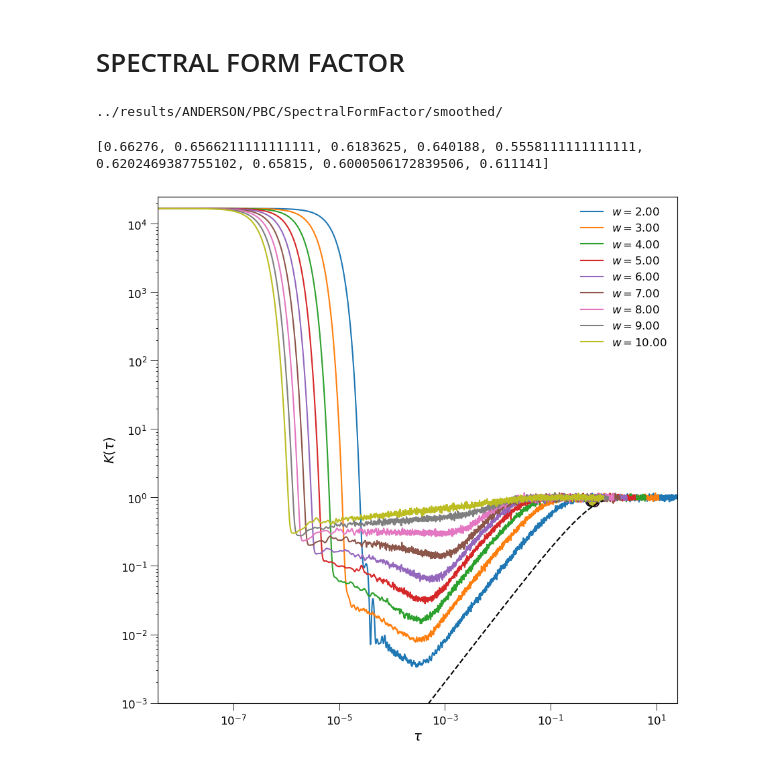
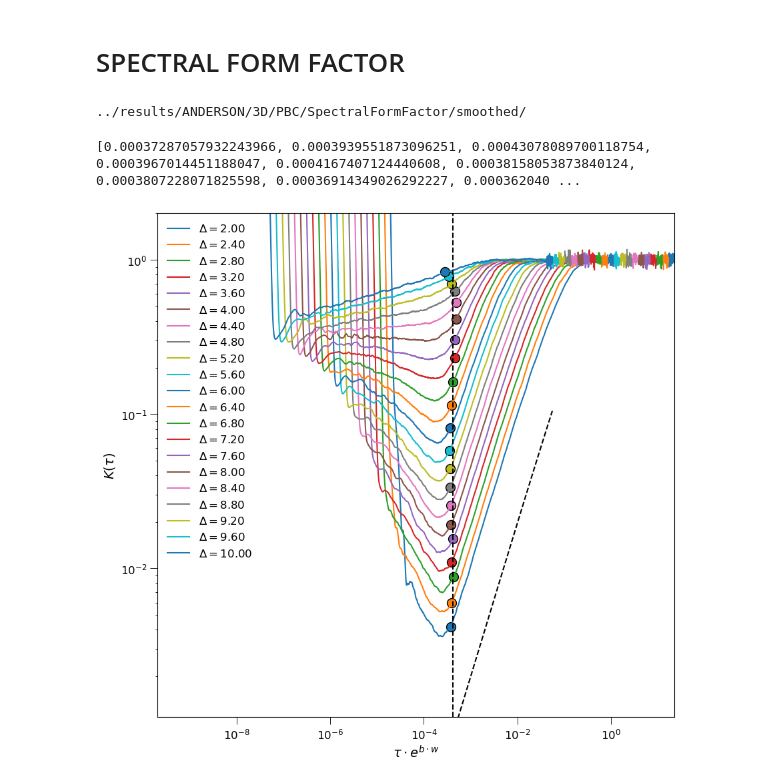
Before and after one commit to makskliczkowski/Transverse_Ising_ETH, a Jupyter notebook: IsignTransverse_ETH/Python/anderson.ipynb, the cells around one changed output. Drawn from its saved outputs; the diff is of its cells as text; code cells hidden in the pictures.

```diff
--- a/IsignTransverse_ETH/Python/anderson.ipynb
+++ b/IsignTransverse_ETH/Python/anderson.ipynb
@@ -53,18 +53,18 @@ user_settings = getattr(cf.plot_settings, 'settings')
 # %%
 
 def load_loc(w = 0.2):
-    name = "/Users/rafal.swietek/Projects/Transverse_Ising_ETH/IsignTransverse_ETH/results/HEISENBERG/disorder/PBC/LocLengthDist_L=%d_%.2f.dat"%(L,w)
+    name = "/Users/rafal.swietek/Projects/Transverse_Ising_ETH/IsignTransverse_ETH/results/ANDERSON/1D/PBC/LocalisationLength/Distribution/_L=%d,J=1.00,J0=0.00,w=%.2f.dat"%(L,w)
     loc_len = np.loadtxt(name, unpack=True)
     return np.array(loc_len)
 
 def load_orbital(w = 0.2, n = 100):
-    name = "/Users/rafal.swietek/Projects/Transverse_Ising_ETH/IsignTransverse_ETH/results/HEISENBERG/disorder/PBC/ObitalCorr_n=%d_w=%.2f.dat"%(n, w)
+    name = "/Users/rafal.swietek/Projects/Transverse_Ising_ETH/IsignTransverse_ETH/results/ANDERSON/1D/PBC/CorrelationFunction/_L=%d_n=%d_w=%.2f.dat"%(L, n, w)
     orbital = np.loadtxt(name, unpack=True)
     return np.array(orbital)
 
-L = 2000
+L = 1000
 J = 1.0
-dis = np.linspace(0.2, 0.8, 7)
+dis = np.linspace(0.4, 3.0, 14)
 
 def gaussian(x, mu, sigma, A):
     return A*np.exp(- (x-mu)**2 / (2*sigma**2))
@@ -142,19 +161,19 @@ def xover(input_array, cut):
     x = input_array > cut
     return x.argmin() if x.any() else -1
 # %% [output]
-../results/ANDERSON/PBC/SpectralFormFactor/smoothed/
+../results/ANDERSON/3D/PBC/SpectralFormFactor/smoothed/
 # %%
 from tkinter import E
 
-
+cf.set_params(_L=32)
 W0=2.0
 Wend = 10.0
-dW = 1.
+dW = 0.4
 
 L0=8
 Lend=32
 dL=8
-func_x = lambda x, a: x / a**2
+func_x = lambda x, a: x / np.exp(0.75*a)
 vals = []
 if user_settings['scaling_idx'] == 0:
     vals = range(L0, Lend, dL)
@@ -173,41 +192,44 @@ tH = []
 thouless_time = []
 gap_ratio = []
 timee = []
-dir = f"..{kPSep}results{kPSep}" + f"ANDERSON{kPSep}PBC{kPSep}SpectralFormFactor{kPSep}"
+dir = f"..{kPSep}results{kPSep}" + f"ANDERSON{kPSep}3D{kPSep}PBC{kPSep}SpectralFormFactor{kPSep}"
 if user_settings['smoothed'] == 1: dir = dir + f"smoothed{kPSep}"
 
 for x in vals:
     status, times, sff, tH_tmp, tau, r = load(dir, 32, W = x)
+    sff_dev = np.abs(np.log10(sff / GOE(times)))
     times = func_x(times, x)
-    sff_dev = np.abs(np.log10(sff / GOE(times)))
     if plot_deviation: sff = sff_dev
     p = axis.plot(times, sff, label=hfun.key_title(x, user_settings))
     tH.append(tH_tmp)
     gap_ratio.append(r)
 
     tau = times[xover(sff_dev, eps)]
     thouless_time.append(tau)
     idx = min(range(len(times)), key=lambda i: abs(times[i] - tau));
     timee = times
-    axis.scatter(tau, sff[idx], marker='o', facecolor=None, edgecolors='black', s=100)
+    axis.scatter(tau, sff[idx], marker='o', facecolors=None, edgecolors='black', s=100)
 
     #-- xy-ranges
     mini = sff.min();  maxi = sff.max();
     if mini < y_min and np.isfinite(mini): y_min = mini
     if maxi > y_max and np.isfinite(maxi): y_max = maxi
     mini = times.min();  maxi = times.max();
     if mini < x_min and np.isfinite(mini): x_min = mini
     if maxi > x_max and np.isfinite(maxi): x_max = maxi
 
 print(thouless_time)
-hfun.set_plot_elements(axis = axis, xlim = (x_min*1e4, x_max), ylim = (0.3*y_min, 1.5*y_max),
-                                    xlabel = '\\tau', ylabel = 'K(\\tau)',
+hfun.set_plot_elements(axis = axis, xlim = (x_min*1e4, x_max), ylim = (0.3*y_min, 2.0),
+                                    xlabel = '\\tau \\cdot e^{b\\cdot w}', ylabel = 'K(\\tau)',
                                     settings=user_settings, font_size=12, set_legend=True)
+
+axis.axvline(x=4.173e-4, ls='--', color='black')
+
 if plot_deviation: axis.axhline(y=eps, ls='--', color='black')
 else: axis.plot(timee, GOE(timee), label='GOE', linestyle='--', color='black')
 # %% [output]
-[0.66276, 0.6566211111111111, 0.6183625, 0.640188, 0.5558111111111111, 0.6202469387755102, 0.65815, 0.6000506172839506, 0.611141]
+[0.00037287057932243966, 0.0003939551873096251, 0.00043078089700118754, 0.0003967014451188047, 0.0004167407124440608, 0.00038158053873840124, 0.0003807228071825598, 0.00036914349026292227, 0.000362040 ...
-[figure, old version]
+[figure, new version]
 # %%
 from cmath import nan
 
```
Also changed, not shown: parts of 4 cells of this notebook, 9 other files.
